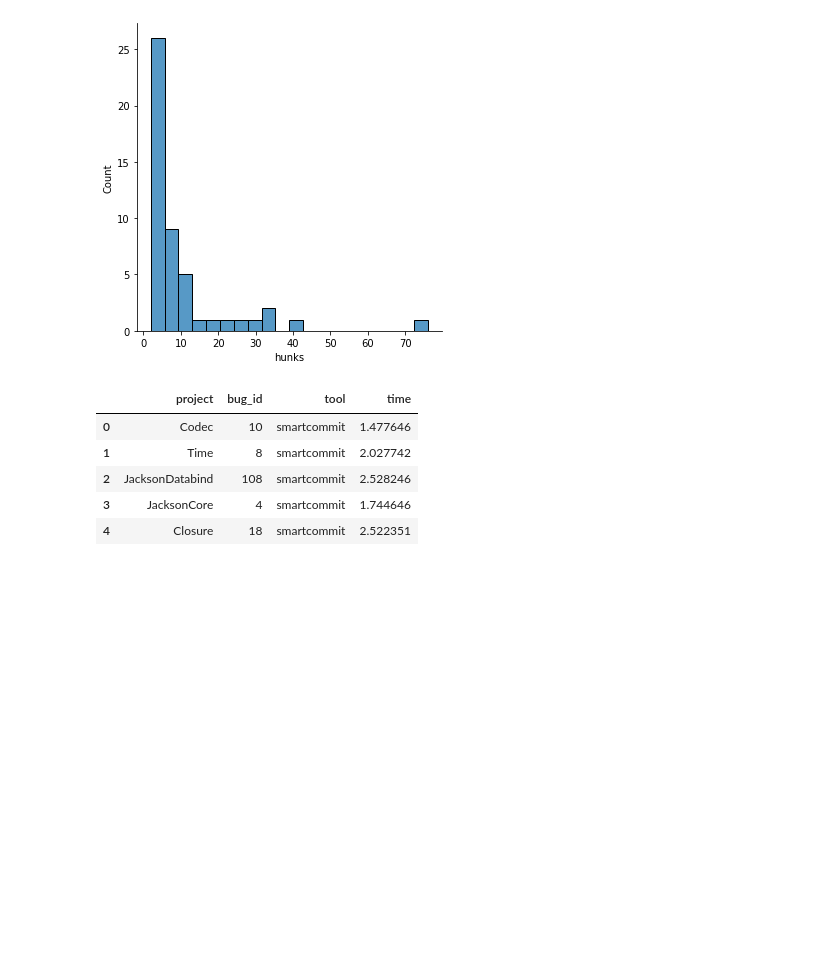
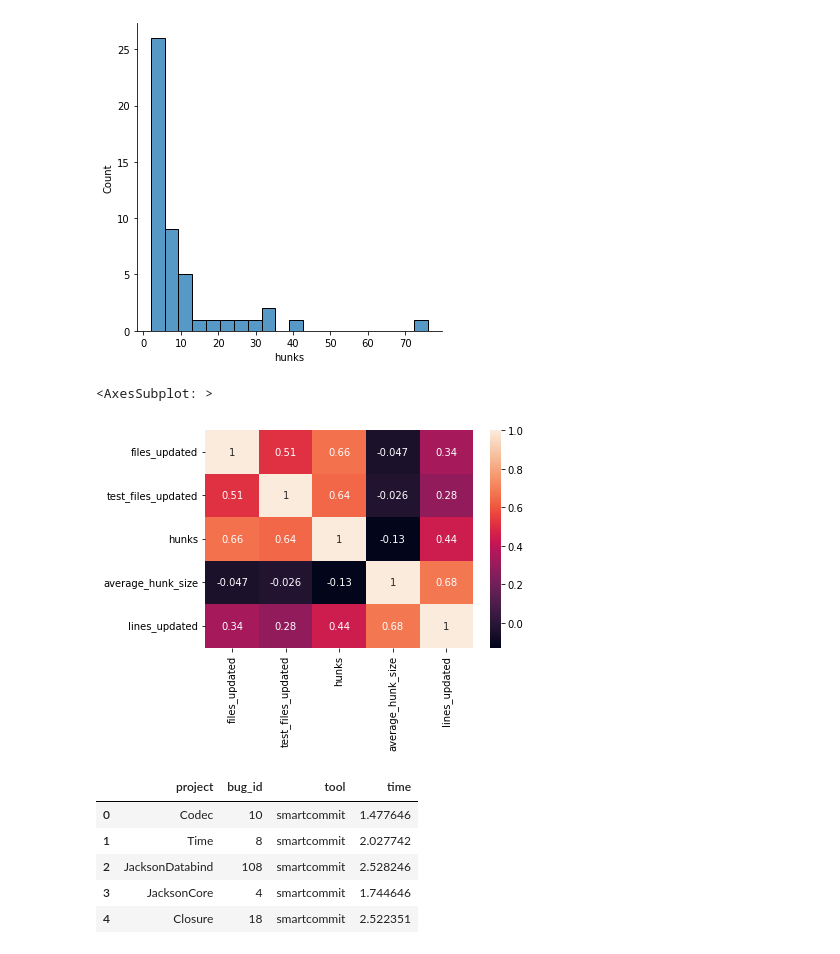
Before and after one commit to Thomsch/untangling-tools-benchmark, a Jupyter notebook: analysis/analysis.ipynb, the cells around one changed output. Cells and saved outputs as stored; diff of their text form; code cells hidden in the pictures; blank space fills up the shorter version.

Commit message:
Correlation matrix between metrics

```diff
--- a/analysis/analysis.ipynb
+++ b/analysis/analysis.ipynb
@@ -78,6 +78,13 @@ sns.displot(df, x="hunks")
 # %% [output]
 <seaborn.axisgrid.FacetGrid at 0x...>
 [figure]
+# %%
+features = list(['files_updated', 'test_files_updated', 'hunks', 'average_hunk_size', 'lines_updated'])
+correlation_matrix = df[features].corr(method='pearson')
+sns.heatmap(correlation_matrix, annot=True)
+# %% [output]
+<AxesSubplot: >
+[figure, added]
 # %%
 df_time = pd.read_csv("../out/time.csv", names=['project', 'bug_id', 'tool', 'time'])
 df_time.head()
```
Also changed, not shown: parts of 6 cells of this notebook.
